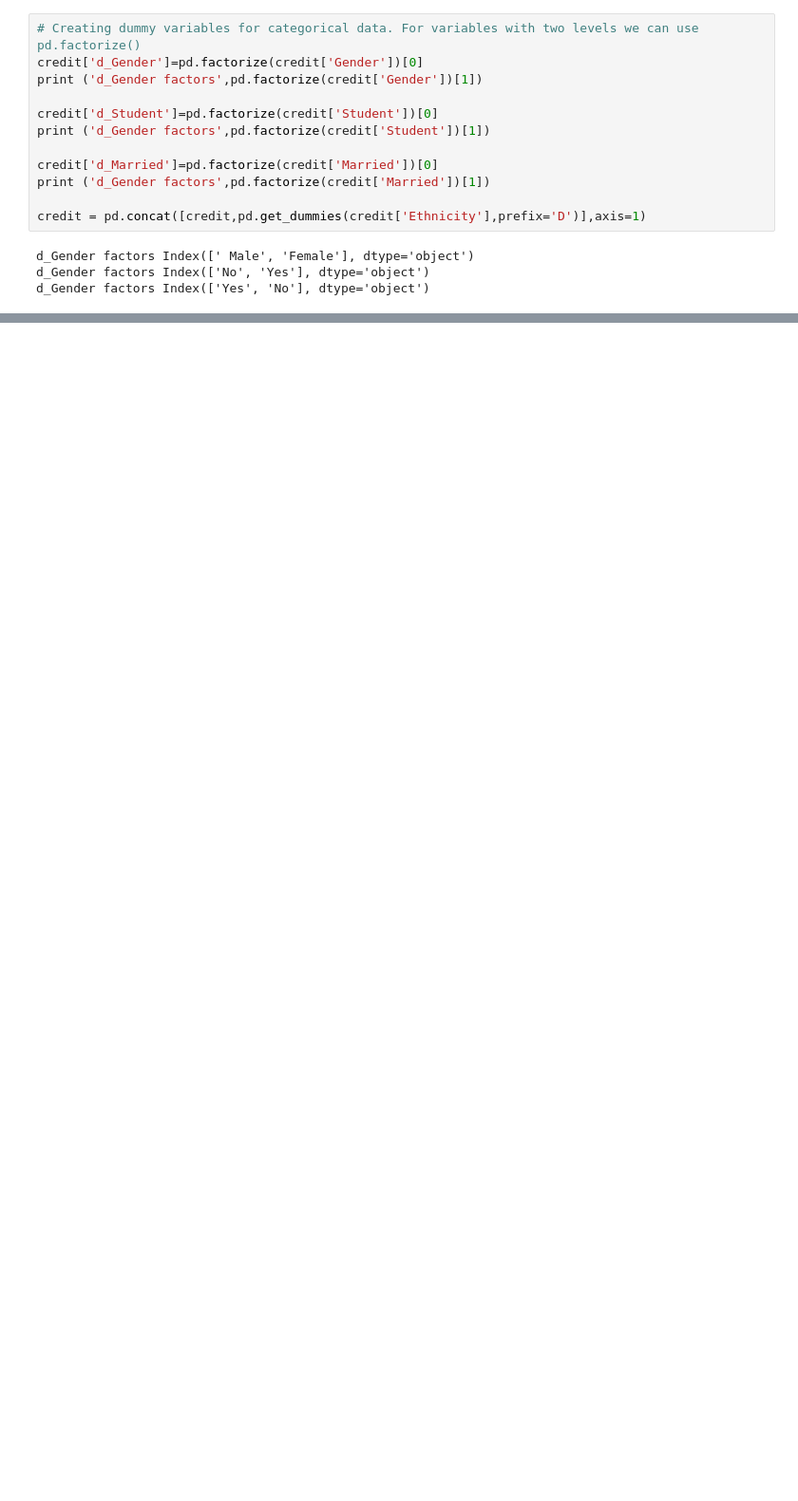
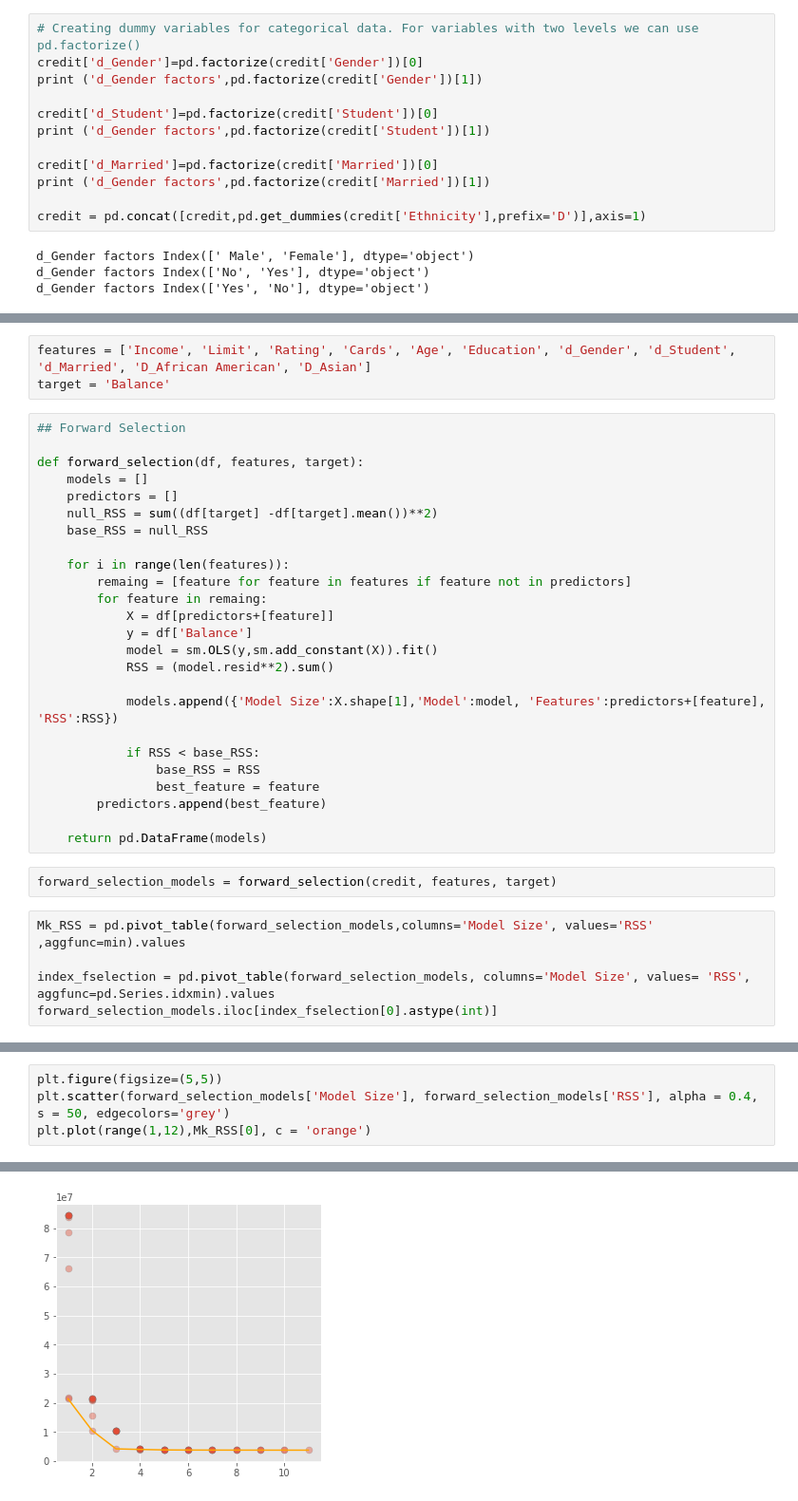
Before and after one commit to tharug/ISLR-Notes-Python-Code, a Jupyter notebook: 6. Linear Model Selection and Regularization.ipynb, the cells around one changed output, grey strips where cells are left out. Shown at 95% size. Saved outputs shown, nothing was run; the diff lists cells and outputs as text; blank space fills up the shorter version.

```diff
--- a/6. Linear Model Selection and Regularization.ipynb
+++ b/6. Linear Model Selection and Regularization.ipynb
@@ -224,0 +192,35 @@ model.score(X,y)
+# %%
+features = ['Income', 'Limit', 'Rating', 'Cards', 'Age', 'Education', 'd_Gender', 'd_Student', 'd_Married', 'D_African American', 'D_Asian']
+target = 'Balance'
+# %%
+## Forward Selection
+
+def forward_selection(df, features, target):
+    models = []
+    predictors = []
+    null_RSS = sum((df[target] -df[target].mean())**2)
+    base_RSS = null_RSS
+
+    for i in range(len(features)):
+        remaing = [feature for feature in features if feature not in predictors]
+        for feature in remaing:
+            X = df[predictors+[feature]]
+            y = df['Balance']
+            model = sm.OLS(y,sm.add_constant(X)).fit()
+            RSS = (model.resid**2).sum()
+
+            models.append({'Model Size':X.shape[1],'Model':model, 'Features':predictors+[feature], 'RSS':RSS})
+
+            if RSS < base_RSS:
+                base_RSS = RSS
+                best_feature = feature
+        predictors.append(best_feature)
+
+    return pd.DataFrame(models)
+# %%
+forward_selection_models = forward_selection(credit, features, target)
+# %%
+Mk_RSS = pd.pivot_table(forward_selection_models,columns='Model Size', values='RSS' ,aggfunc=min).values
+
+index_fselection = pd.pivot_table(forward_selection_models, columns='Model Size', values= 'RSS', aggfunc=pd.Series.idxmin).values
+forward_selection_models.iloc[index_fselection[0].astype(int)]
@@ -224,0 +240,5 @@ model.score(X,y)
+# %%
+plt.figure(figsize=(5,5))
+plt.scatter(forward_selection_models['Model Size'], forward_selection_models['RSS'], alpha = 0.4, s = 50, edgecolors='grey')
+plt.plot(range(1,12),Mk_RSS[0], c = 'orange')
+# %% [output]
@@ -224,0 +246 @@ model.score(X,y)
+[figure, added]
```
Also changed, not shown: parts of 63 cells of this notebook.
